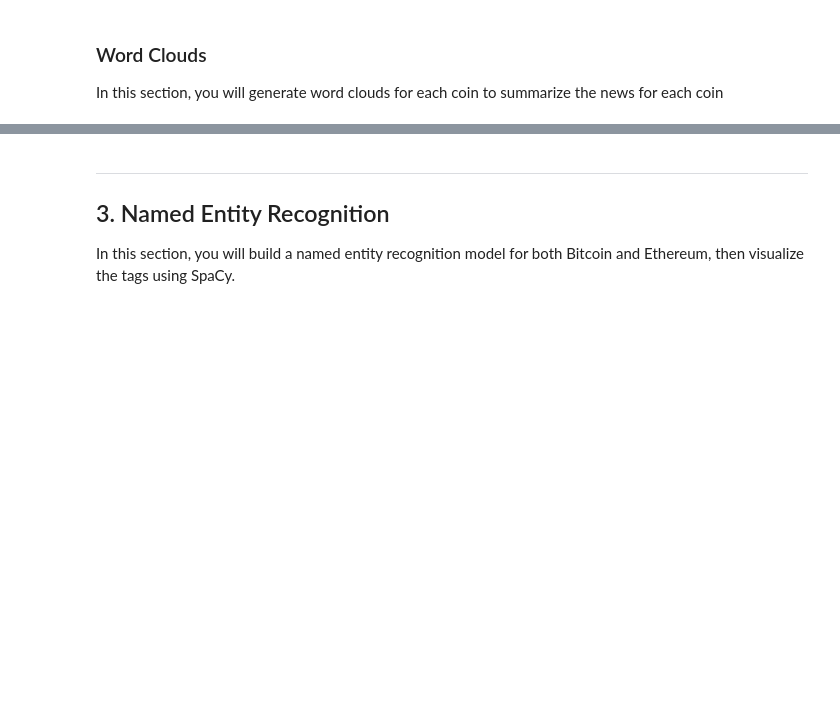
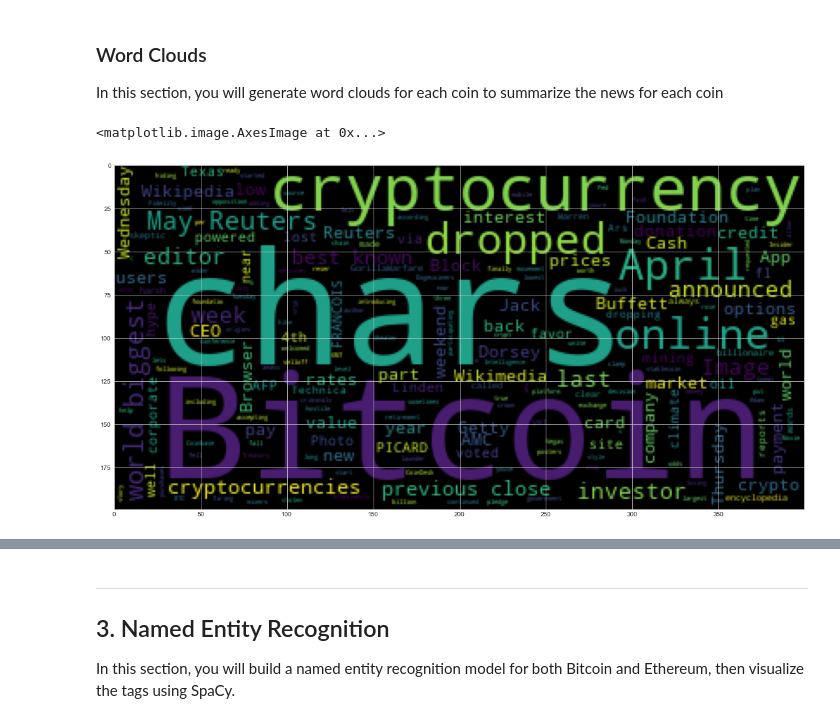
Before and after one commit to Angelboy-commercial/Python-Homework, a Jupyter notebook: natural_language_process/crypto_sentiment.ipynb, the cells around one changed output, grey strips where cells are left out. Drawn from its saved outputs; the diff is of its cells as text; code cells hidden in the pictures; blank space fills up the shorter version.

```diff
--- a/natural_language_process/crypto_sentiment.ipynb
+++ b/natural_language_process/crypto_sentiment.ipynb
@@ -245,23 +220,22 @@ Bitcoin_corpus
 # Complete the tokenizer function
 def tokenizer(text):
     """Tokenizes text."""
-
+    token_list = word_tokenize(text)
     # Remove the punctuation from text
-    regex = re.compile("[^a-zA-Z ]")
-    re_clean = regex.sub('', text)
+    token_list = list(filter(lambda w: w not in punctuation, token_list))
 
     # Create a tokenized list of the words
-    token_list = [word_tokenize(txt) for txt in re_clean]
+
 
     # Lemmatize words into root words
-    tokens = [lem.lemmatize(word).lower() for word in token_list if word not in sw]
+    token_list = list(filter(lambda w: w.lower(), token_list))
 
     # Convert the words to lowercase
 
 
     # Remove the stop words
+    token_list = list(filter(lambda w: w.lower() not in sw, token_list))
 
+    tokens = [lem.lemmatize(word) for word in token_list]
 
     return tokens
-
-tokenizer(Bitcoin_corpus)
@@ -299,3 +242,4 @@ Bitcoin_corpus
 # %%
 # Create a new tokens column for Bitcoin
-# YOUR CODE HERE!
+bitcoin_df['tokens'] = bitcoin_df.text.apply(tokenizer)
+bitcoin_df.head()
@@ -345,6 +350,10 @@ import matplotlib as mpl
 mpl.rcParams['figure.figsize'] = [20.0, 10.0]
 # %%
 # Generate the Bitcoin word cloud
-# YOUR CODE HERE!
+bitcloud = WordCloud().generate(bitcoin_df.text.str.cat())
+plt.imshow(bitcloud)
+# %% [output]
+<matplotlib.image.AxesImage at 0x...>
+[figure, added]
 # %%
 # Generate the Ethereum word cloud
```
Also changed, not shown: parts of 34 cells of this notebook.
